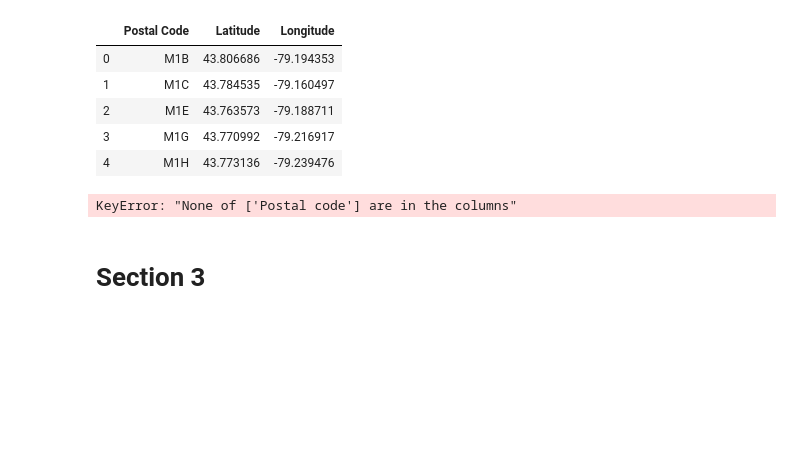
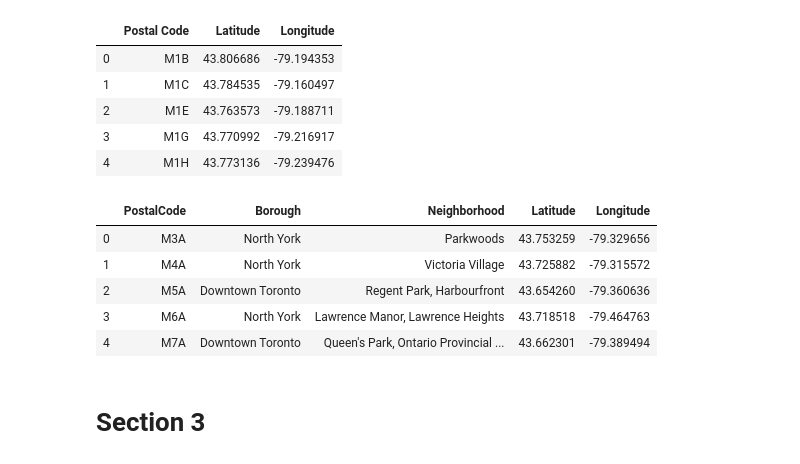
Before and after one commit to chaiclin/coursera_capstone, a Jupyter notebook: Segmenting and Clustering Neighborhoods in Toronto.ipynb, the cells around one changed output. Drawn from its saved outputs; the diff is of its cells as text; code cells hidden in the pictures; blank space fills up the shorter version.

```diff
--- a/Segmenting and Clustering Neighborhoods in Toronto.ipynb
+++ b/Segmenting and Clustering Neighborhoods in Toronto.ipynb
@@ -125,13 +125,17 @@ lat_lng_df.head()
 # %%
 #update the coordinates
 #np.where(canada_df.Postal/ code.eq(postal_code), lat_lng_df.latitude, latitude)
 
-canada_df = canada_df.set_index('Postal code').join(lat_lng_df.set_index('Postal Code'))
+canada_df = canada_df.set_index('PostalCode').join(lat_lng_df.set_index('Postal Code'))
 canada_df.reset_index(inplace = True) #puts the Postal code back as a column and adds a new index
-canada_df.rename(columns = {'Postal code': 'PostalCode'}, inplace = True)
 canada_df.head()
 # %% [output]
-KeyError: "None of ['Postal code'] are in the columns"
+|  | PostalCode | Borough | Neighborhood | Latitude | Longitude |
+| 0 | M3A | North York | Parkwoods | 43.753259 | -79.329656 |
+| 1 | M4A | North York | Victoria Village | 43.725882 | -79.315572 |
+| 2 | M5A | Downtown Toronto | Regent Park, Harbourfront | 43.654260 | -79.360636 |
+| 3 | M6A | North York | Lawrence Manor, Lawrence Heights | 43.718518 | -79.464763 |
+| 4 | M7A | Downtown Toronto | Queen's Park, Ontario Provincial ... | 43.662301 | -79.389494 |
 # %% [markdown]
 # Section 3
 # %% [markdown]
```
Also changed, not shown: parts of 7 cells of this notebook.
